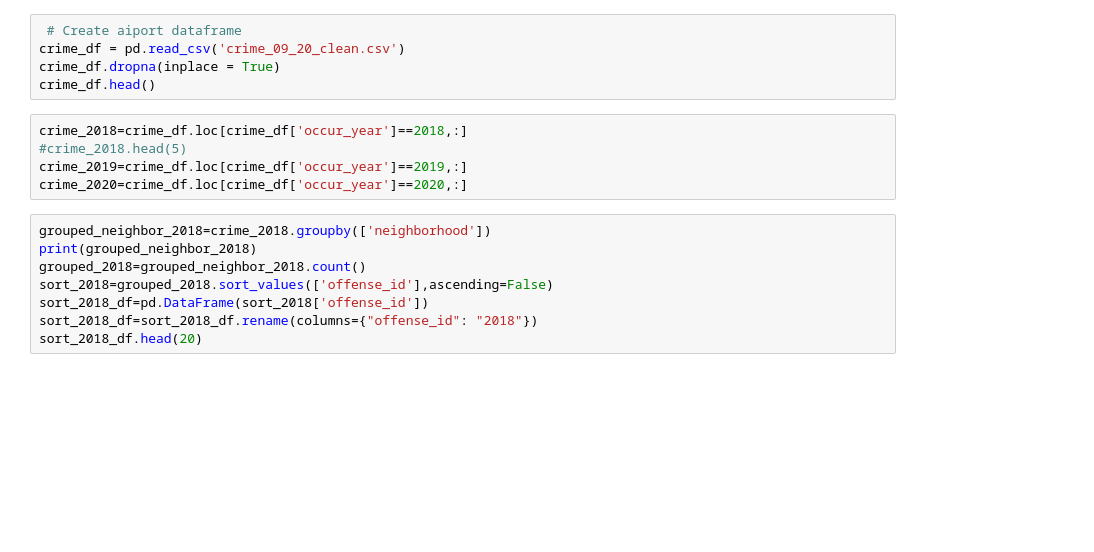
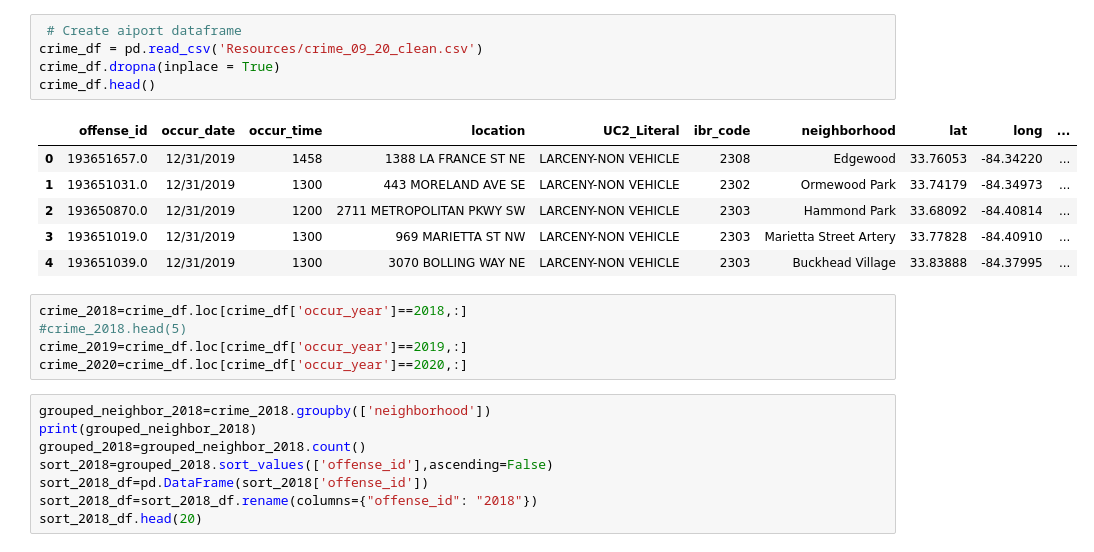
Before and after one commit to cayelsie/Crime-trends-in-Atlanta, a Jupyter notebook: crime_neiborhood.ipynb, the cells around one changed output. Saved outputs shown, nothing was run; the diff lists cells and outputs as text; blank space fills up the shorter version.

```diff
--- a/crime_neiborhood.ipynb
+++ b/crime_neiborhood.ipynb
@@ -12,8 +10,15 @@ ModuleNotFoundError: No module named 'config'
 # %%
  # Create aiport dataframe
-crime_df = pd.read_csv('crime_09_20_clean.csv')
+crime_df = pd.read_csv('Resources/crime_09_20_clean.csv')
 crime_df.dropna(inplace = True)
 crime_df.head()
+# %% [output]
+|  | offense_id | occur_date | occur_time | location | UC2_Literal | ibr_code | neighborhood | lat | long | ... |
+| 0 | 193651657.0 | 12/31/2019 | 1458 | 1388 LA FRANCE ST NE | LARCENY-NON VEHICLE | 2308 | Edgewood | 33.76053 | -84.34220 | ... |
+| 1 | 193651031.0 | 12/31/2019 | 1300 | 443 MORELAND AVE SE | LARCENY-NON VEHICLE | 2302 | Ormewood Park | 33.74179 | -84.34973 | ... |
+| 2 | 193650870.0 | 12/31/2019 | 1200 | 2711 METROPOLITAN PKWY SW | LARCENY-NON VEHICLE | 2303 | Hammond Park | 33.68092 | -84.40814 | ... |
+| 3 | 193651019.0 | 12/31/2019 | 1300 | 969 MARIETTA ST NW | LARCENY-NON VEHICLE | 2303 | Marietta Street Artery | 33.77828 | -84.40910 | ... |
+| 4 | 193651039.0 | 12/31/2019 | 1300 | 3070 BOLLING WAY NE | LARCENY-NON VEHICLE | 2303 | Buckhead Village | 33.83888 | -84.37995 | ... |
 # %%
 crime_2018=crime_df.loc[crime_df['occur_year']==2018,:]
 #crime_2018.head(5)
```
Also changed, not shown: parts of 1 cell of this notebook, 3 other files.
